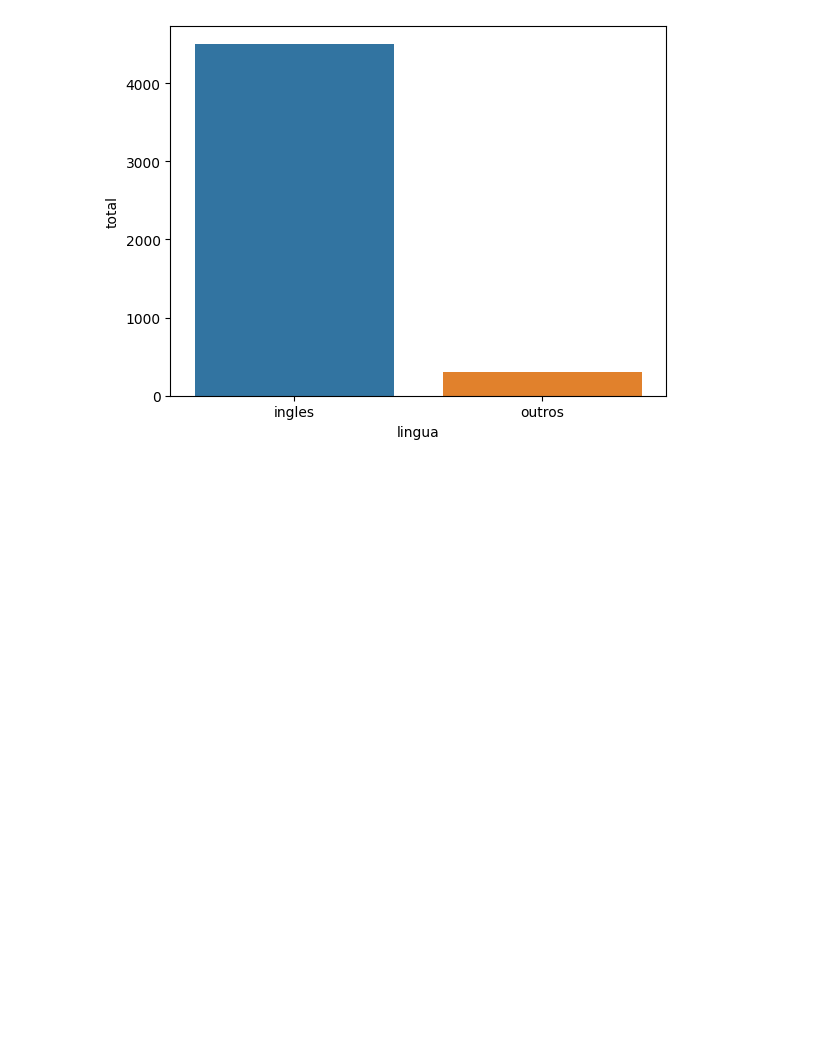
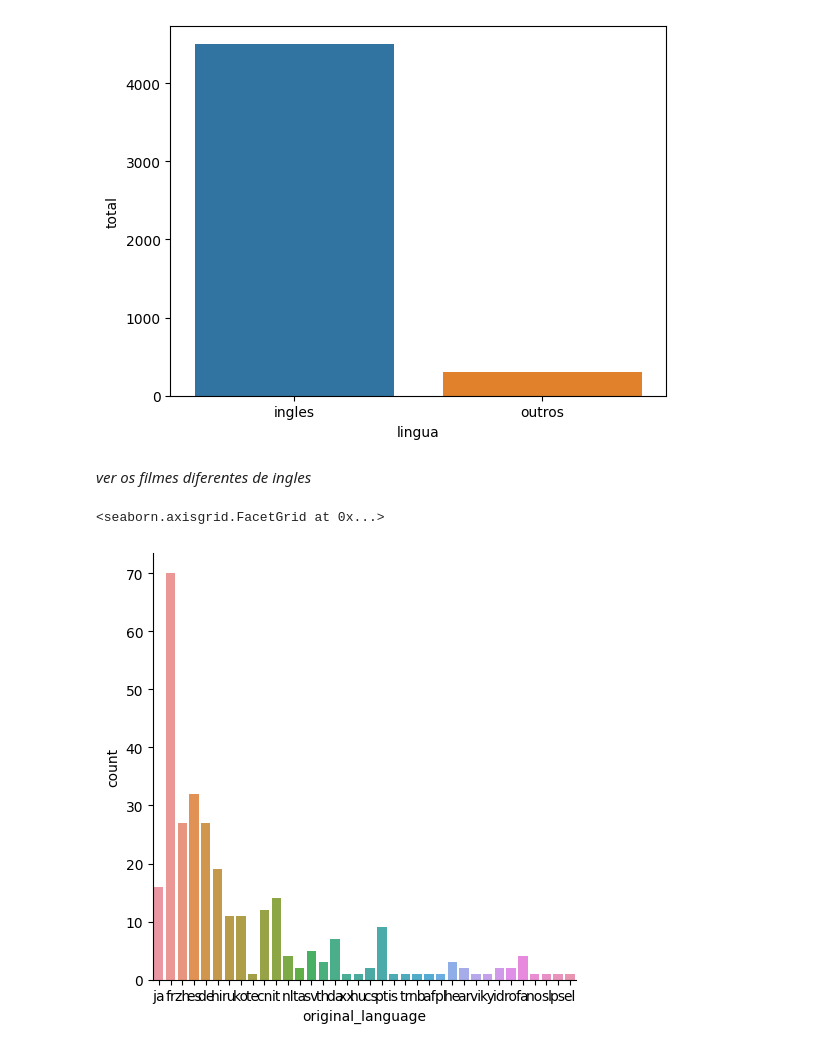
Before and after one commit to LRFNDS/iniciando-em-data-science, a Jupyter notebook: introdução_a_Data_Science_ok.ipynb, the cells around one changed output. Cells and saved outputs as stored; diff of their text form; code cells hidden in the pictures; blank space fills up the shorter version.

```diff
--- a/introdução_a_Data_Science_ok.ipynb
+++ b/introdução_a_Data_Science_ok.ipynb
@@ -327,3 +327,12 @@ sns.barplot(x="lingua", y="total", data = dados)
 # %% [output]
 <Axes: xlabel='lingua', ylabel='total'>
 [figure]
+# %% [markdown]
+*ver os filmes diferentes de ingles*
+# %%
+filmes_sem_lingua_en = tmdb.query("original_language != 'en'")
+
+sns.catplot(x="original_language", kind="count", data = filmes_sem_lingua_en)
+# %% [output]
+<seaborn.axisgrid.FacetGrid at 0x...>
+[figure, added]
```
Also changed, not shown: parts of 3 cells of this notebook.
